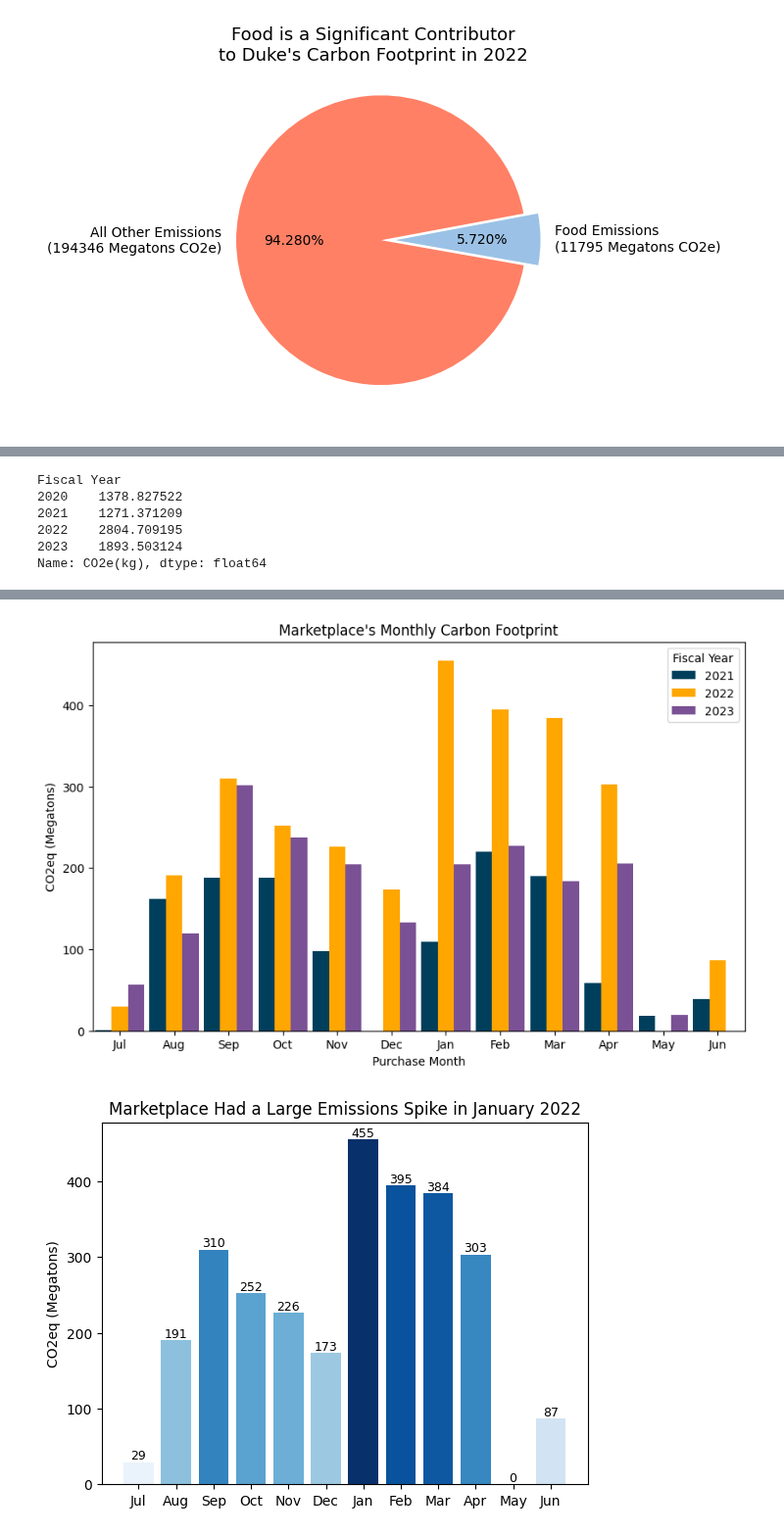
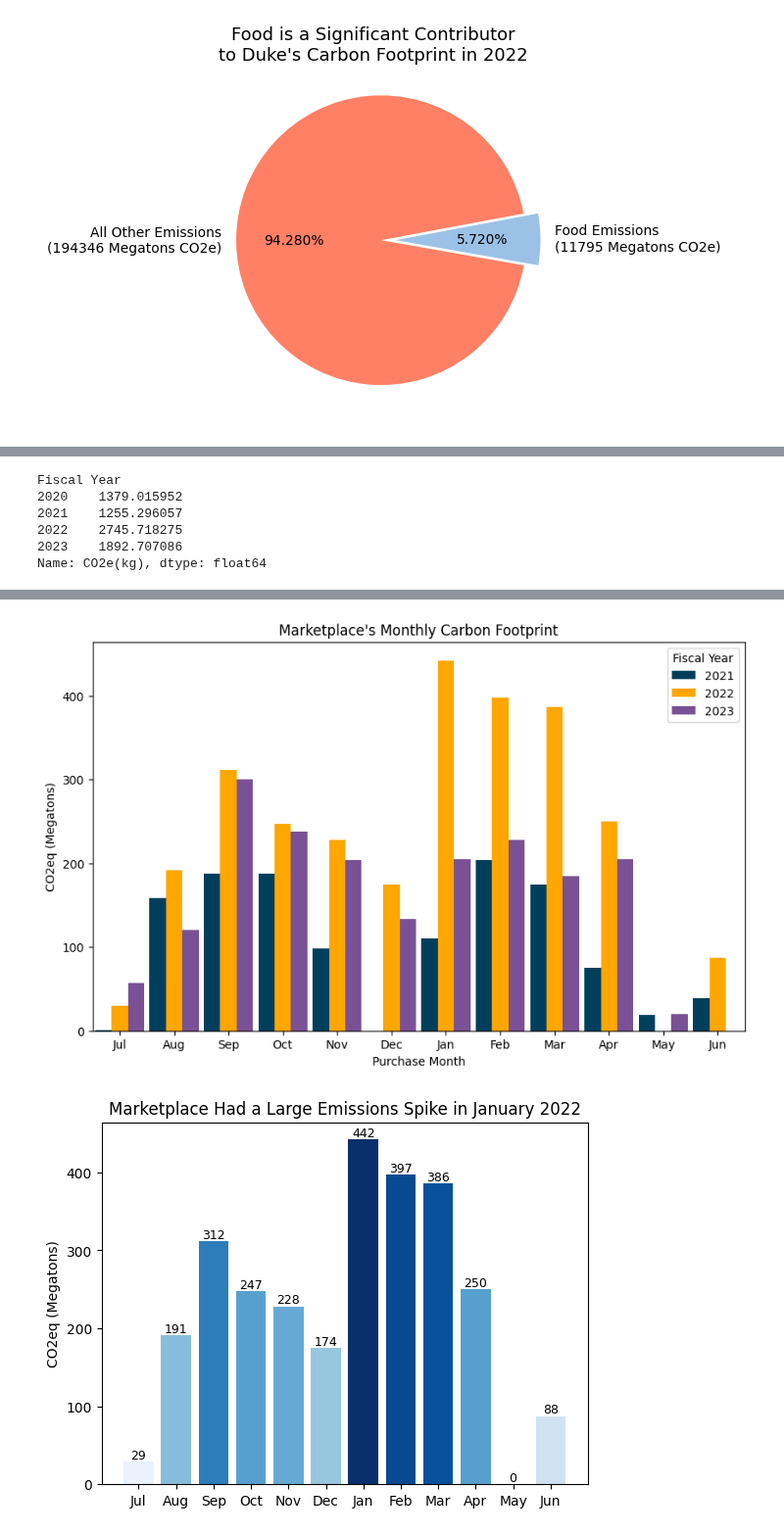
Before and after one commit to ethansong206/Climate-Plus-Project, a Jupyter notebook: DataCleaning.ipynb, the cells around one changed output, grey strips where cells are left out. Shown at 98% size. Cells and saved outputs as stored; diff of their text form; code cells hidden in the pictures.

```diff
--- a/DataCleaning.ipynb
+++ b/DataCleaning.ipynb
@@ -225,8 +225,8 @@ def convert_units(row):
         return row['Total Amount'] * 3785.4 / 8
     if (row['Unit'] == 'LT') | (row['Unit'] == 'KG'):
         return row['Total Amount'] * 1000 #also assuming density of water, most drinks MORE dense
-    if (row['Unit'] == 'ML') | (row['Unit'] == 'G'):
-        return row['Total Amount'] * 453.6
+    if (row['Unit'] == 'ML') | (row['Unit'] == 'GR'):
+        return row['Total Amount']
     return 0
 DDReduced['Total Amount(kg)'] = DDReduced.apply(convert_units, axis = 1) / 1000
 
@@ -911,7 +911,7 @@ counts_mp1 = (df_marketplace.groupby('Fiscal Year')['CO2e(kg)'].sum() / 1000)
 bar_colors = ['#ef5675', '#003f5c', '#ffa600', '#7a5195']
 bars_mp1 = ax_mp1.bar(years_mp1, counts_mp1, color=bar_colors)
 ax_mp1.set_ylabel('CO2eq (Megatons)')
-ax_mp1.set_title('Annual Marketplace Emissions are Consistently High')
+ax_mp1.set_title('Marketplace Emissions See Large Increase in FY22')
 ax_mp1.bar_label(bars_mp1 , fmt='{:,.0f}')
 ax_mp1.annotate('Data Started\nBeing Collected', (0, 1500),
             xytext=(0.14, 0.6), textcoords='axes fraction',
@@ -980,8 +980,8 @@ plt.xticks(bar_positions, month_names)
 plt.show()
 # %% [output]
 Fiscal Year
-2020    1378.827522
-2021    1271.371209
-2022    2804.709195
-2023    1893.503124
+2020    1379.015952
+2021    1255.296057
+2022    2745.718275
+2023    1892.707086
 Name: CO2e(kg), dtype: float64
@@ -989,5 +989,5 @@ Name: CO2e(kg), dtype: float64
-[figure, old version]
+[figure, new version]
-[figure, old version]
+[figure, new version]
 [figure]
 # %%
 #@title Analyze DuML, Freeman, Trinity Annual
```
Also changed, not shown: parts of 17 cells of this notebook.
